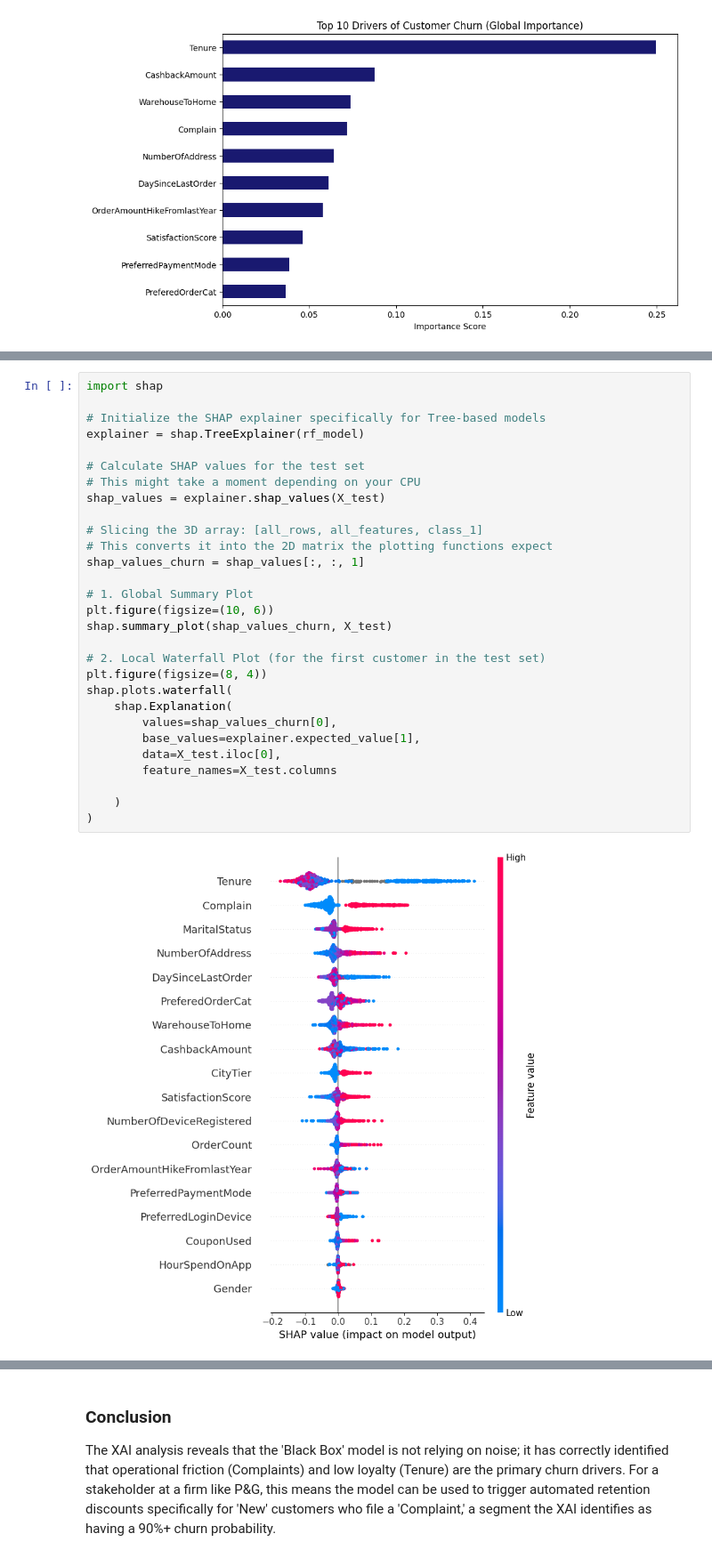
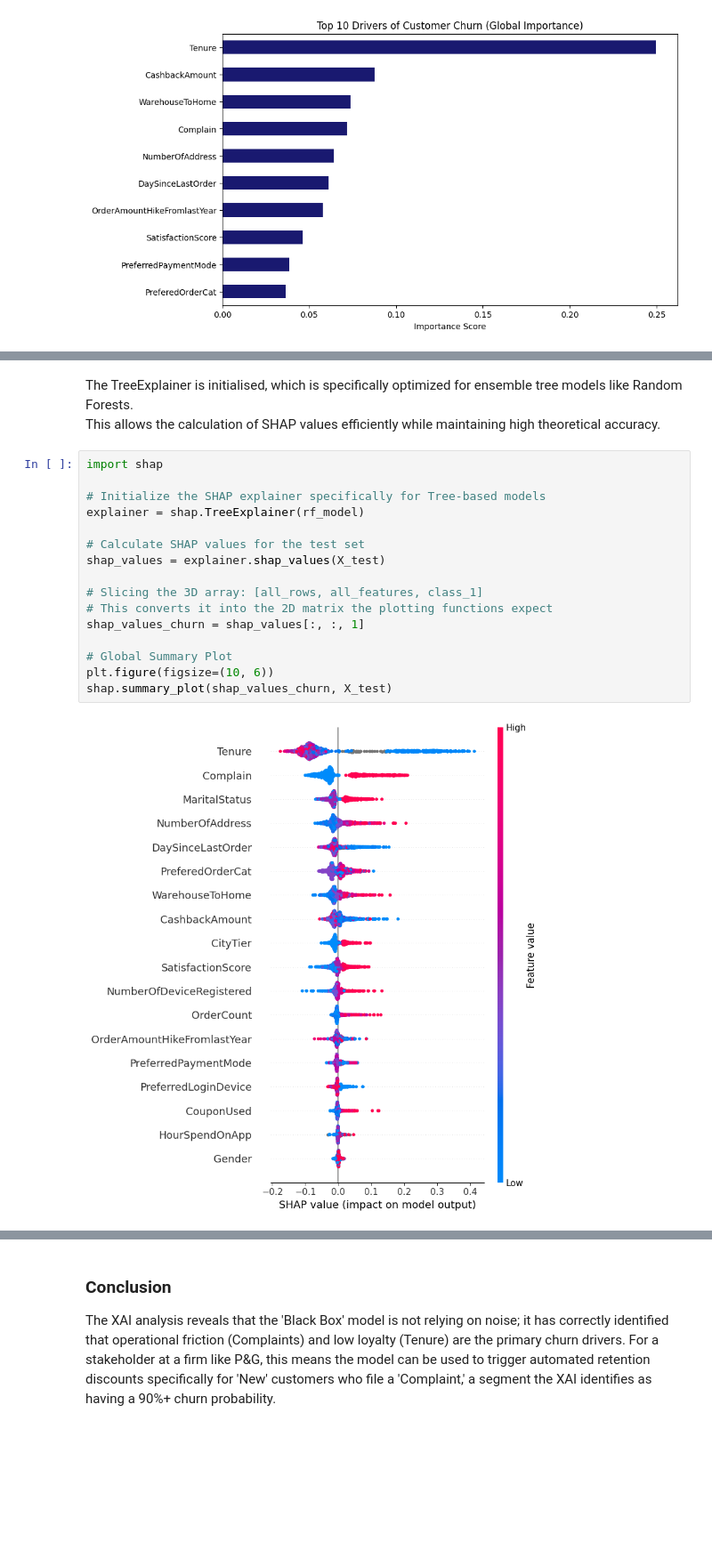
Before and after one commit to clarice-eng7117/fmcg-churn-analysis-who-is-going-to-run-away, a Jupyter notebook: fmcg-analysis.ipynb, the cells around one changed output, grey strips where cells are left out. Shown at 89% size. Saved outputs shown, nothing was run; the diff lists cells and outputs as text; blank space fills up the shorter version.

```diff
--- a/fmcg-analysis.ipynb
+++ b/fmcg-analysis.ipynb
@@ -161,31 +210,21 @@ plt.show()
+# %% [markdown]
+The TreeExplainer is initialised, which is specifically optimized for ensemble tree models like Random Forests.
+This allows the calculation of SHAP values efficiently while maintaining high theoretical accuracy.
 # %%
 import shap
 
 # Initialize the SHAP explainer specifically for Tree-based models
 explainer = shap.TreeExplainer(rf_model)
 
 # Calculate SHAP values for the test set
-# This might take a moment depending on your CPU
 shap_values = explainer.shap_values(X_test)
 
 # Slicing the 3D array: [all_rows, all_features, class_1]
 # This converts it into the 2D matrix the plotting functions expect
 shap_values_churn = shap_values[:, :, 1]
 
-# 1. Global Summary Plot
+# Global Summary Plot
 plt.figure(figsize=(10, 6))
 shap.summary_plot(shap_values_churn, X_test)
-
-# 2. Local Waterfall Plot (for the first customer in the test set)
-plt.figure(figsize=(8, 4))
-shap.plots.waterfall(
-    shap.Explanation(
-        values=shap_values_churn[0],
-        base_values=explainer.expected_value[1],
-        data=X_test.iloc[0],
-        feature_names=X_test.columns
-
-    )
-)
 # %% [output]
-[figure, old version]
+[figure, new version]
```
Also changed, not shown: parts of 16 cells of this notebook.
